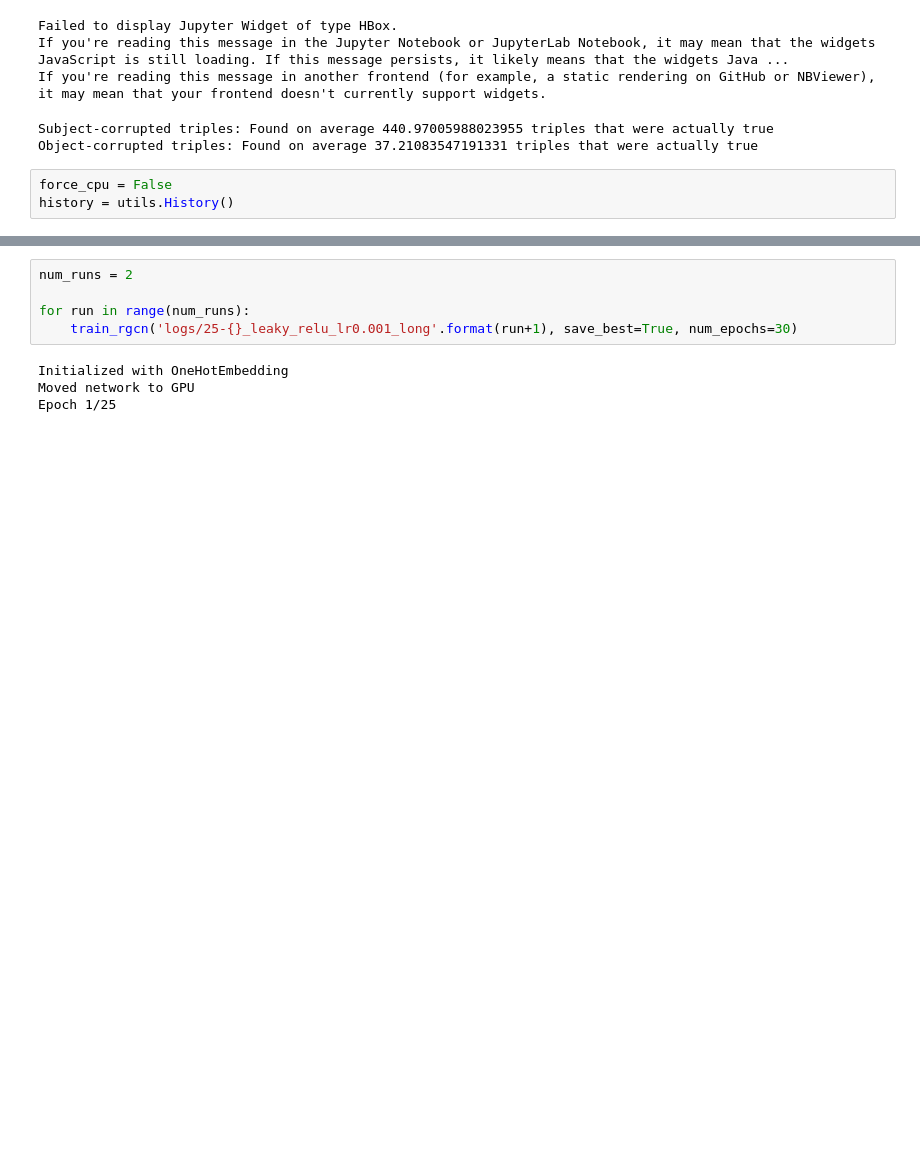
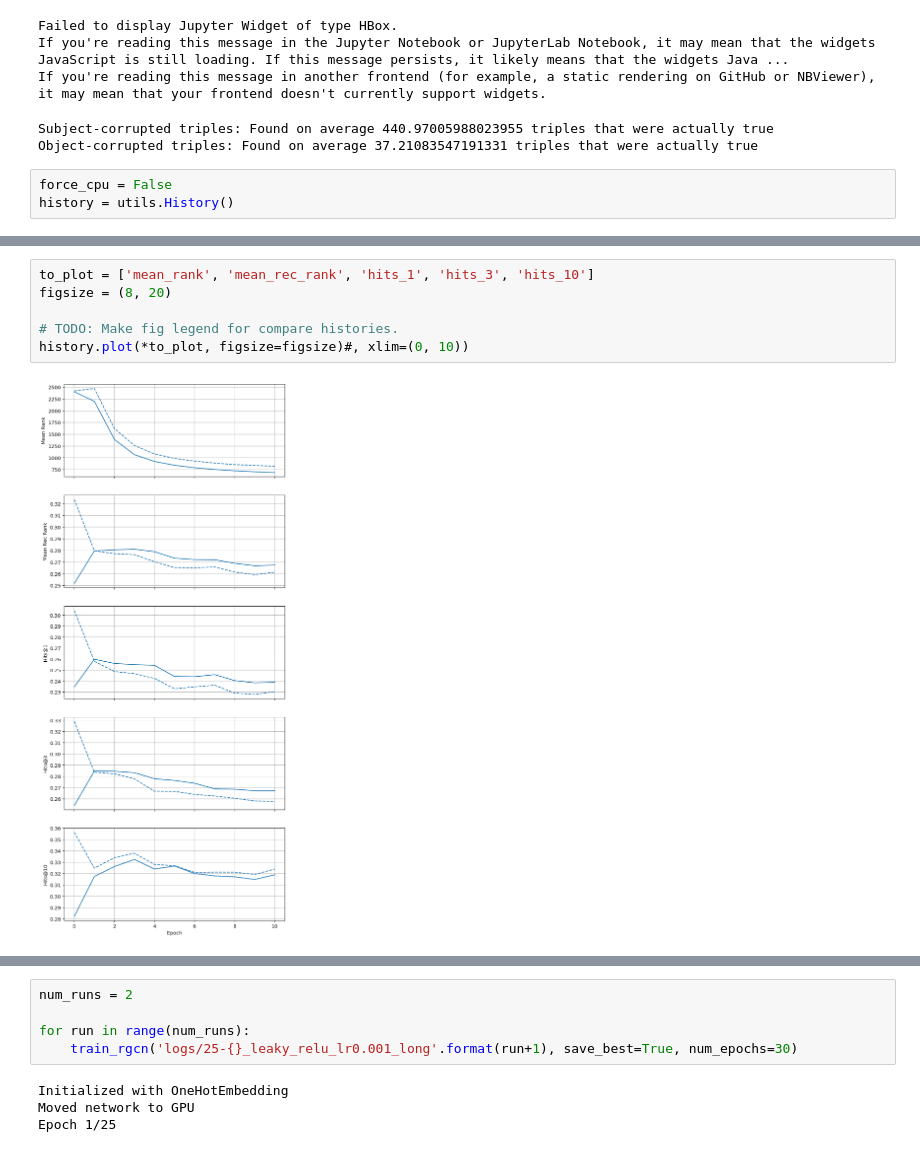
Before and after one commit to jrieke/sampled-rgcn, a Jupyter notebook: playground.ipynb, the cells around one changed output, grey strips where cells are left out. Drawn from its saved outputs; the diff is of its cells as text; blank space fills up the shorter version.

```diff
--- a/playground.ipynb
+++ b/playground.ipynb
@@ -1757,0 +883,8 @@ Moved network to GPU
+# %%
+to_plot = ['mean_rank', 'mean_rec_rank', 'hits_1', 'hits_3', 'hits_10']
+figsize = (8, 20)
+
+# TODO: Make fig legend for compare histories.
+history.plot(*to_plot, figsize=figsize)#, xlim=(0, 10))
+# %% [output]
+[figure, added]
```
Also changed, not shown: parts of 77 cells of this notebook, 6 other files.
